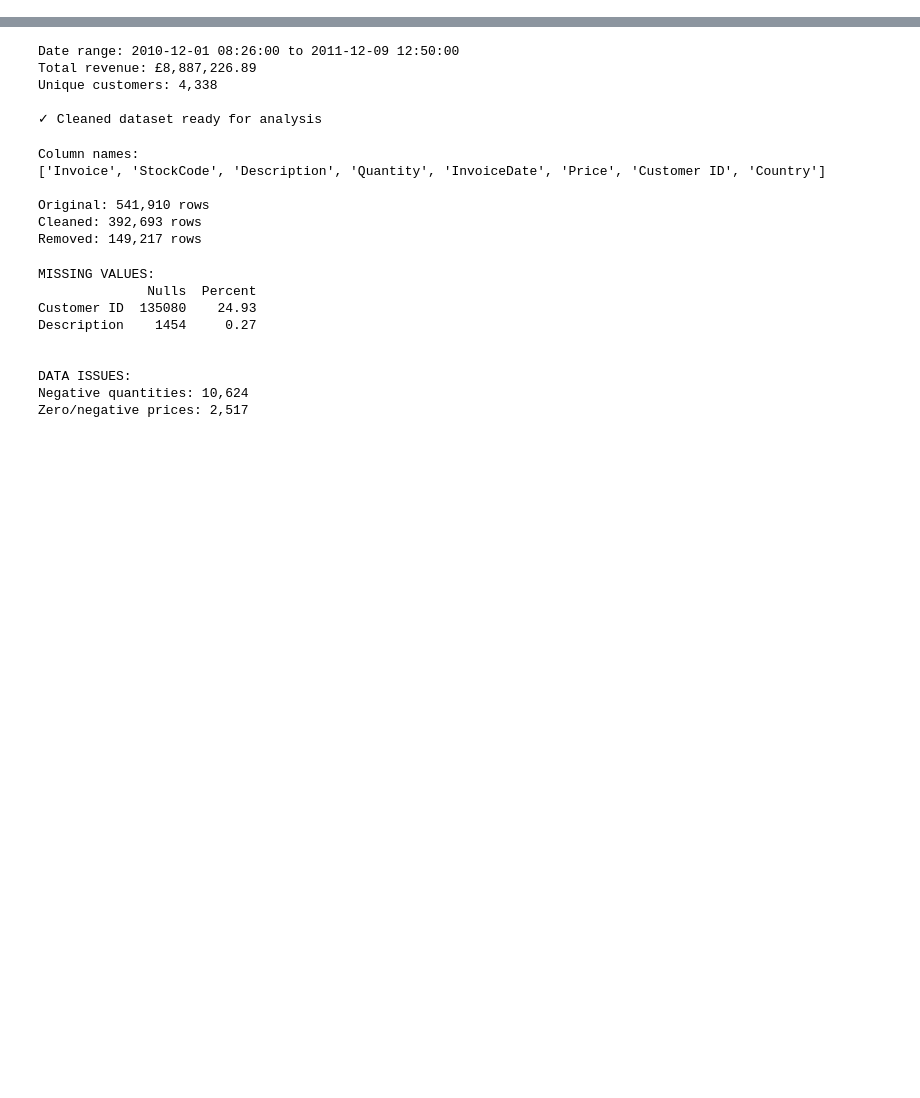
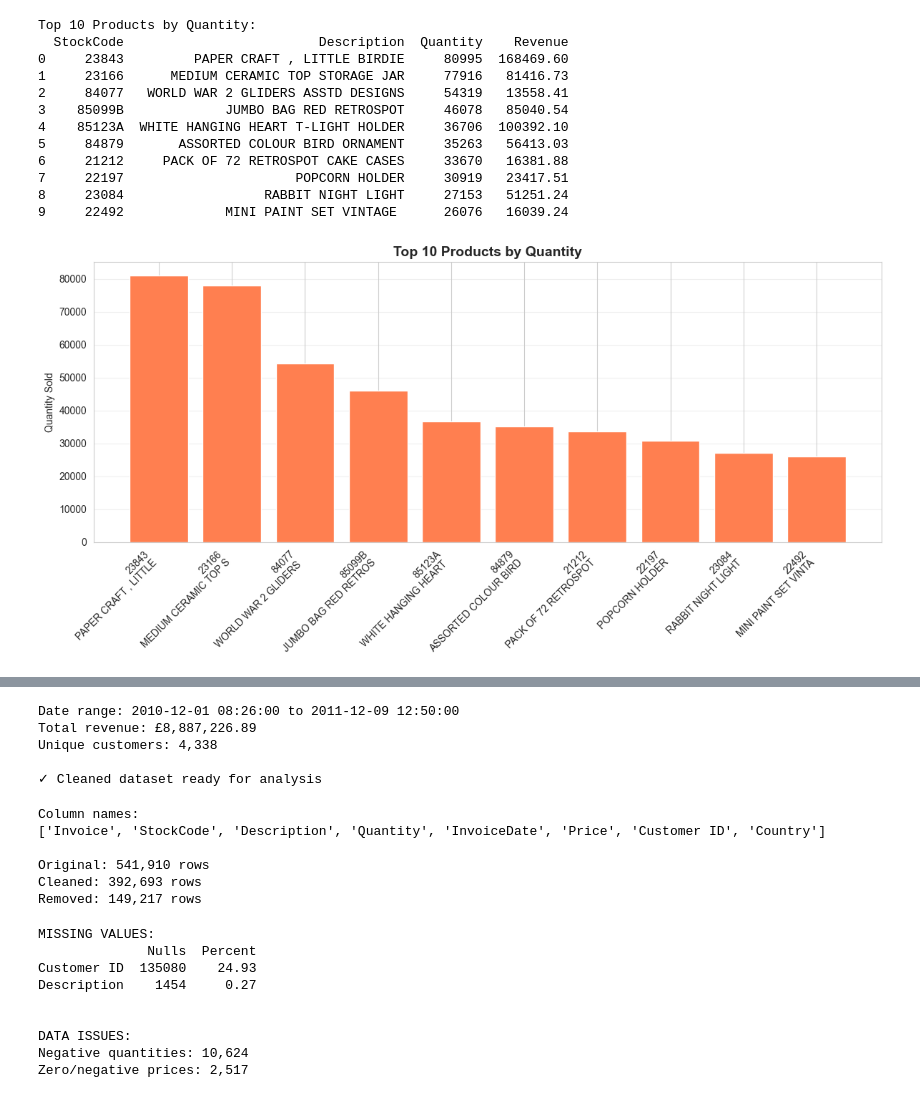
Before and after one commit to erdemcahit21-tech/Python-EDA-retail, a Jupyter notebook: eda_retail.ipynb, the cells around one changed output, grey strips where cells are left out. Drawn from its saved outputs; the diff is of its cells as text; code cells hidden in the pictures; blank space fills up the shorter version.

```diff
--- a/eda_retail.ipynb
+++ b/eda_retail.ipynb
@@ -0,0 +51,34 @@
+# %%
+# Top 10 products
+top_products = df_clean.groupby(['StockCode', 'Description']).agg({
+    'Quantity': 'sum',
+    'Revenue': 'sum'
+}).sort_values('Quantity', ascending=False).head(10).reset_index()
+
+print("Top 10 Products by Quantity:")
+print(top_products)
+
+# Chart
+plt.figure(figsize=(12, 6))
+product_labels = [f"{row['StockCode']}\n{row['Description'][:20]}" for _, row in top_products.iterrows()]
+plt.bar(range(len(top_products)), top_products['Quantity'].values, color='coral')
+plt.xticks(range(len(top_products)), product_labels, rotation=45, ha='right')
+plt.ylabel('Quantity Sold')
+plt.title('Top 10 Products by Quantity', fontsize=14, fontweight='bold')
+plt.grid(True, alpha=0.3, axis='y')
+plt.tight_layout()
+plt.show()
+# %% [output]
+Top 10 Products by Quantity:
+  StockCode                         Description  Quantity    Revenue
+0     23843         PAPER CRAFT , LITTLE BIRDIE     80995  168469.60
+1     23166      MEDIUM CERAMIC TOP STORAGE JAR     77916   81416.73
+2     84077   WORLD WAR 2 GLIDERS ASSTD DESIGNS     54319   13558.41
+3    85099B             JUMBO BAG RED RETROSPOT     46078   85040.54
+4    85123A  WHITE HANGING HEART T-LIGHT HOLDER     36706  100392.10
+5     84879       ASSORTED COLOUR BIRD ORNAMENT     35263   56413.03
+6     21212     PACK OF 72 RETROSPOT CAKE CASES     33670   16381.88
+7     22197                      POPCORN HOLDER     30919   23417.51
+8     23084                  RABBIT NIGHT LIGHT     27153   51251.24
+9     22492             MINI PAINT SET VINTAGE      26076   16039.24
+[figure, added]
```
Also changed, not shown: parts of 6 cells of this notebook.
